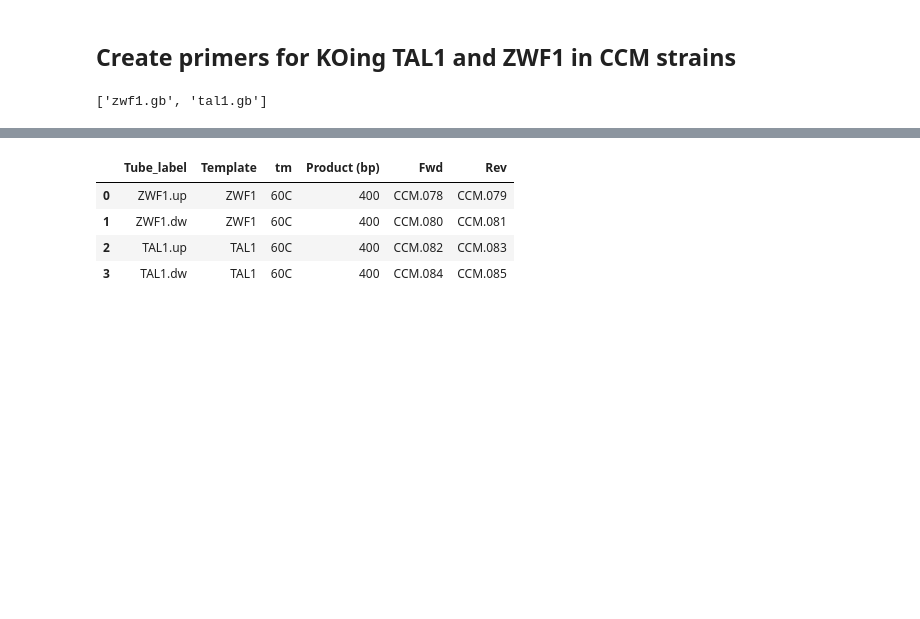
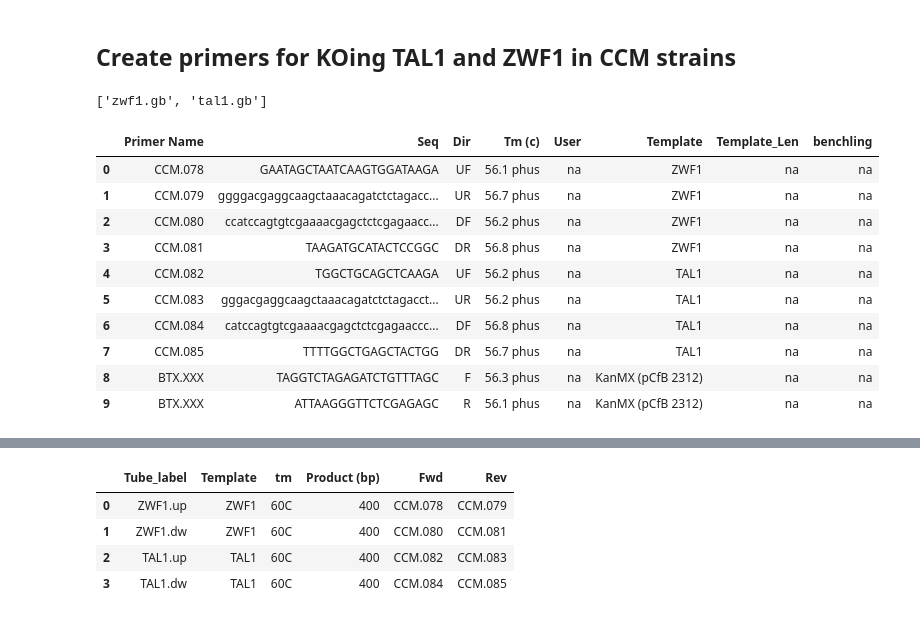
Before and after one commit to computer-aided-biotech/DNA_Tools, a Jupyter notebook: Yeast KO.ipynb, the cells around one changed output, grey strips where cells are left out. Drawn from its saved outputs; the diff is of its cells as text; code cells hidden in the pictures; blank space fills up the shorter version.

```diff
--- a/Yeast KO.ipynb
+++ b/Yeast KO.ipynb
@@ -243,3 +297,6 @@ PCR_Table
 | 23 | YKU70 | YKU70.dw | 60C | 400 | BTX.047 | BTX.048 |
 | 24 | YOR1 | YOR1.up | 60C | 400 | BTX.049 | BTX.050 |
 | 25 | YOR1 | YOR1.dw | 60C | 400 | BTX.051 | BTX.052 |
+# %%
+ out_gap= 150
+dt.make_anneal(rec.seq[0:homology_length - out_gap], 'F' , 50)
@@ -282,7 +395,9 @@ for gene in genes2KO:
                 start = location.start.position
                 stop = location.end.position
         #stores seq in dict
-        part_seq[gene] = str(rec.seq[start-homology_length:stop+homology_length])
+
+        part_seq[gene] =  str(rec.seq[start-homology_length-out_gap:stop+homology_length+out_gap])
+
 
 
 
@@ -299,11 +414,12 @@ DR_list=[]
 for gene in genes2KO:
     #design the upstream F and R primers
     seq= part_seq[gene]
-    UF = dt.make_anneal(seq, 'F' , 50)
-    UR = dt.make_anneal(seq[0:homology_length], 'R' , 50)
+    UF = dt.make_anneal( seq[out_gap:out_gap+homology_length], 'F' , 50)
+    UR = dt.make_anneal( seq[out_gap:out_gap+homology_length], 'R' , 50)
+
     #design the downstream F and R primers:
-    DF = dt.make_anneal(seq[-homology_length:], 'F' , 50)
-    DR = dt.make_anneal(seq, 'R' , 50)
+    DF = dt.make_anneal( seq[-homology_length-out_gap:-out_gap], 'F' , 50)
+    DR = dt.make_anneal( seq[-homology_length-out_gap:-out_gap], 'R' , 50)
 
     #copy the KanMX 30bp overhang to the UR and DF:
     UR =  (( KanMX_overhang_Up).lower() + UR[0], UR[1])
@@ -386,3 +502,17 @@ Primer_Table=pd.DataFrame(df , columns=['Primer Name', 'Seq','Dir', 'Tm (c)','Us
 Primer_Table.set_index('Primer Name')
 
 Primer_Table.to_csv('/Users/paucac/downloads/sheet2del.csv', sep=',')
+# %%
+Primer_Table
+# %% [output]
+|  | Primer Name | Seq | Dir | Tm (c) | User | Template | Template_Len | benchling |
+| 0 | CCM.078 | GAATAGCTAATCAAGTGGATAAGA | UF | 56.1 phus | na | ZWF1 | na | na |
+| 1 | CCM.079 | ggggacgaggcaagctaaacagatctctagacc... | UR | 56.7 phus | na | ZWF1 | na | na |
+| 2 | CCM.080 | ccatccagtgtcgaaaacgagctctcgagaacc... | DF | 56.2 phus | na | ZWF1 | na | na |
+| 3 | CCM.081 | TAAGATGCATACTCCGGC | DR | 56.8 phus | na | ZWF1 | na | na |
+| 4 | CCM.082 | TGGCTGCAGCTCAAGA | UF | 56.2 phus | na | TAL1 | na | na |
+| 5 | CCM.083 | gggacgaggcaagctaaacagatctctagacct... | UR | 56.2 phus | na | TAL1 | na | na |
+| 6 | CCM.084 | catccagtgtcgaaaacgagctctcgagaaccc... | DF | 56.8 phus | na | TAL1 | na | na |
+| 7 | CCM.085 | TTTTGGCTGAGCTACTGG | DR | 56.7 phus | na | TAL1 | na | na |
+| 8 | BTX.XXX | TAGGTCTAGAGATCTGTTTAGC | F | 56.3 phus | na | KanMX (pCfB 2312) | na | na |
+| 9 | BTX.XXX | ATTAAGGGTTCTCGAGAGC | R | 56.1 phus | na | KanMX (pCfB 2312) | na | na |
```
Also changed, not shown: parts of 16 cells of this notebook, 3 other files.
